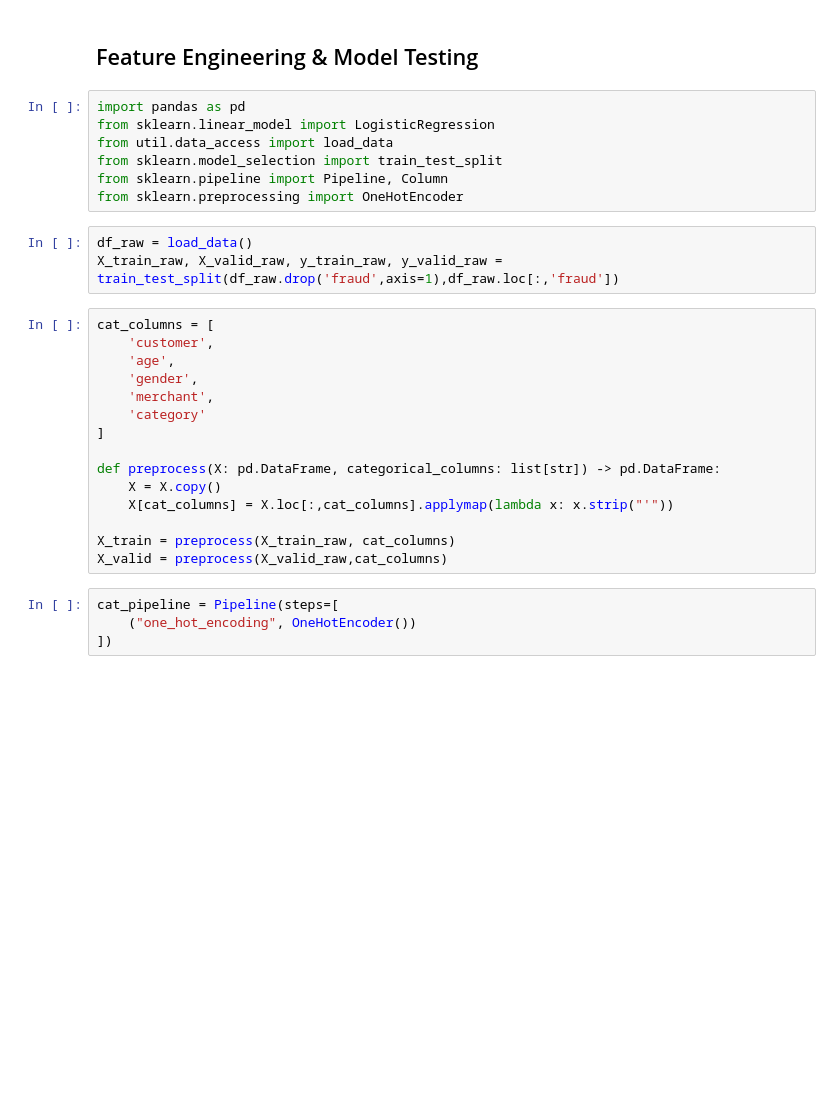
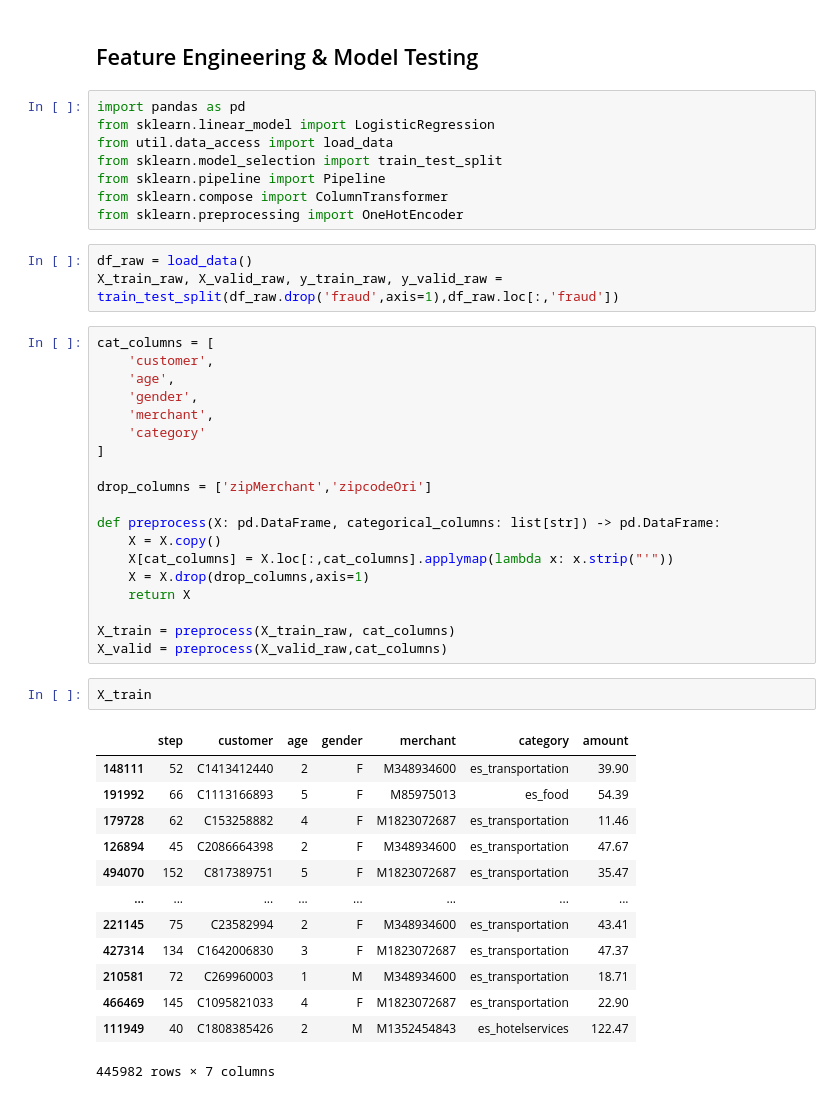
Before and after one commit to two-inc/zenml-competition, a Jupyter notebook: src/feature_engineering.ipynb, the cells around one changed output. Cells and saved outputs as stored; diff of their text form; blank space fills up the shorter version.

Commit message:
shelmig/chore: Continued extension of data exploration & added some one hot encoding to feature engineering

```diff
--- a/src/feature_engineering.ipynb
+++ b/src/feature_engineering.ipynb
@@ -5,7 +5,8 @@ import pandas as pd
 from sklearn.linear_model import LogisticRegression
 from util.data_access import load_data
 from sklearn.model_selection import train_test_split
-from sklearn.pipeline import Pipeline, Column
+from sklearn.pipeline import Pipeline
+from sklearn.compose import ColumnTransformer
 from sklearn.preprocessing import OneHotEncoder
 # %%
 df_raw = load_data()
@@ -19,13 +20,29 @@ cat_columns = [
     'category'
 ]
 
+drop_columns = ['zipMerchant','zipcodeOri']
+
 def preprocess(X: pd.DataFrame, categorical_columns: list[str]) -> pd.DataFrame:
     X = X.copy()
     X[cat_columns] = X.loc[:,cat_columns].applymap(lambda x: x.strip("'"))
+    X = X.drop(drop_columns,axis=1)
+    return X
 
 X_train = preprocess(X_train_raw, cat_columns)
 X_valid = preprocess(X_valid_raw,cat_columns)
-# %%
-cat_pipeline = Pipeline(steps=[
-    ("one_hot_encoding", OneHotEncoder())
-])
+# %%
+X_train
+# %% [output]
+|  | step | customer | age | gender | merchant | category | amount |
+| 148111 | 52 | C1413412440 | 2 | F | M348934600 | es_transportation | 39.90 |
+| 191992 | 66 | C1113166893 | 5 | F | M85975013 | es_food | 54.39 |
+| 179728 | 62 | C153258882 | 4 | F | M1823072687 | es_transportation | 11.46 |
+| 126894 | 45 | C2086664398 | 2 | F | M348934600 | es_transportation | 47.67 |
+| 494070 | 152 | C817389751 | 5 | F | M1823072687 | es_transportation | 35.47 |
+| ... | ... | ... | ... | ... | ... | ... | ... |
+| 221145 | 75 | C23582994 | 2 | F | M348934600 | es_transportation | 43.41 |
+| 427314 | 134 | C1642006830 | 3 | F | M1823072687 | es_transportation | 47.37 |
+| 210581 | 72 | C269960003 | 1 | M | M348934600 | es_transportation | 18.71 |
+| 466469 | 145 | C1095821033 | 4 | F | M1823072687 | es_transportation | 22.90 |
+| 111949 | 40 | C1808385426 | 2 | M | M1352454843 | es_hotelservices | 122.47 |
+445982 rows × 7 columns
```
Also changed, not shown: parts of 1 cell of this notebook, 1 other file.
